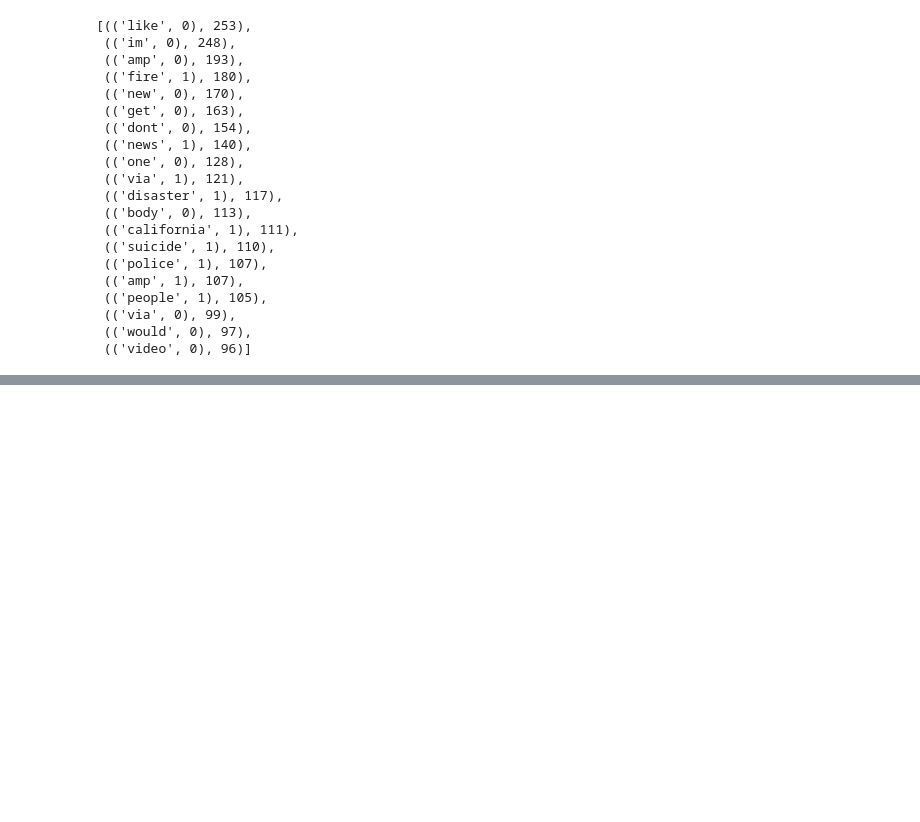
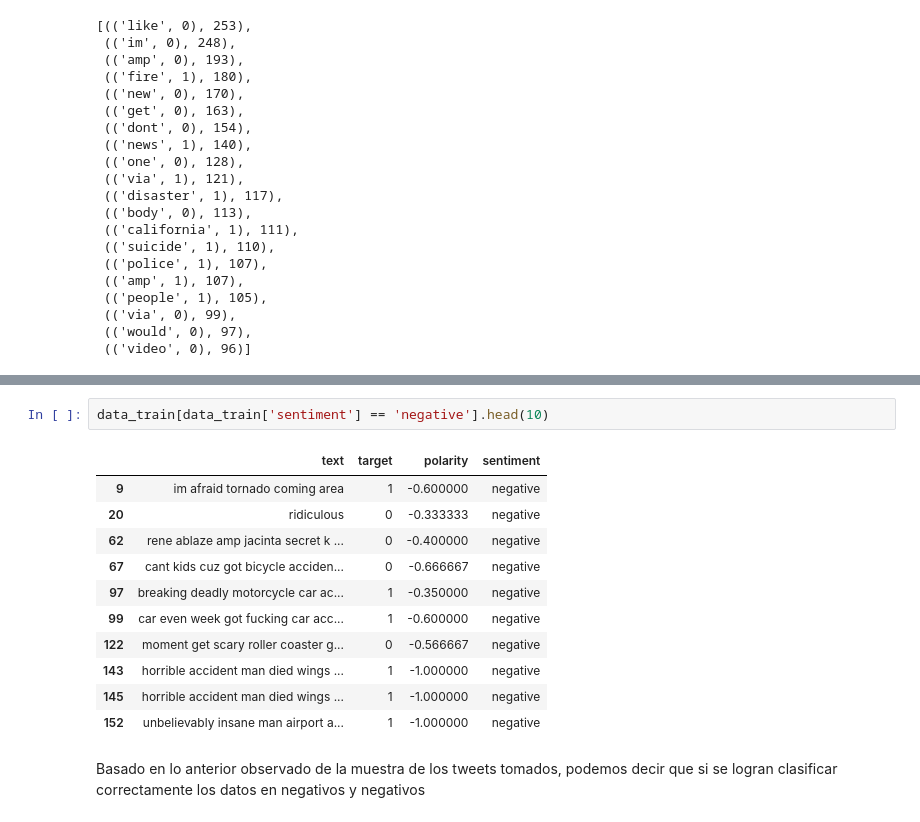
Before and after one commit to campeon19/Lab5_Tweets_Analisis, a Jupyter notebook: Lab 5.ipynb, the cells around one changed output, grey strips where cells are left out. Cells and saved outputs as stored; diff of their text form; blank space fills up the shorter version.

```diff
--- a/Lab 5.ipynb
+++ b/Lab 5.ipynb
@@ -265,0 +360,16 @@ sorted(dictionary.items(), key=lambda x: x[1], reverse=True)[:20]
+# %%
+data_train[data_train['sentiment'] == 'negative'].head(10)
+# %% [output]
+|  | text | target | polarity | sentiment |
+| 9 | im afraid tornado coming area | 1 | -0.600000 | negative |
+| 20 | ridiculous | 0 | -0.333333 | negative |
+| 62 | rene ablaze amp jacinta secret k ... | 0 | -0.400000 | negative |
+| 67 | cant kids cuz got bicycle acciden... | 0 | -0.666667 | negative |
+| 97 | breaking deadly motorcycle car ac... | 1 | -0.350000 | negative |
+| 99 | car even week got fucking car acc... | 1 | -0.600000 | negative |
+| 122 | moment get scary roller coaster g... | 0 | -0.566667 | negative |
+| 143 | horrible accident man died wings ... | 1 | -1.000000 | negative |
+| 145 | horrible accident man died wings ... | 1 | -1.000000 | negative |
+| 152 | unbelievably insane man airport a... | 1 | -1.000000 | negative |
+# %% [markdown]
+Basado en lo anterior observado de la muestra de los tweets tomados, podemos decir que si se logran clasificar correctamente los datos en negativos y negativos
```
Also changed, not shown: parts of 17 cells of this notebook.
